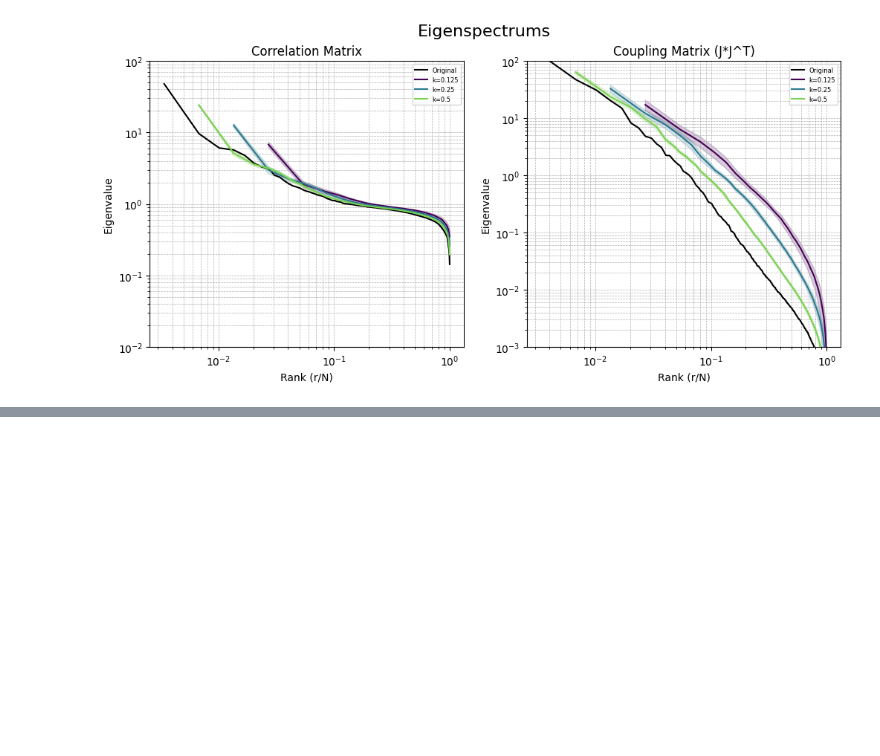
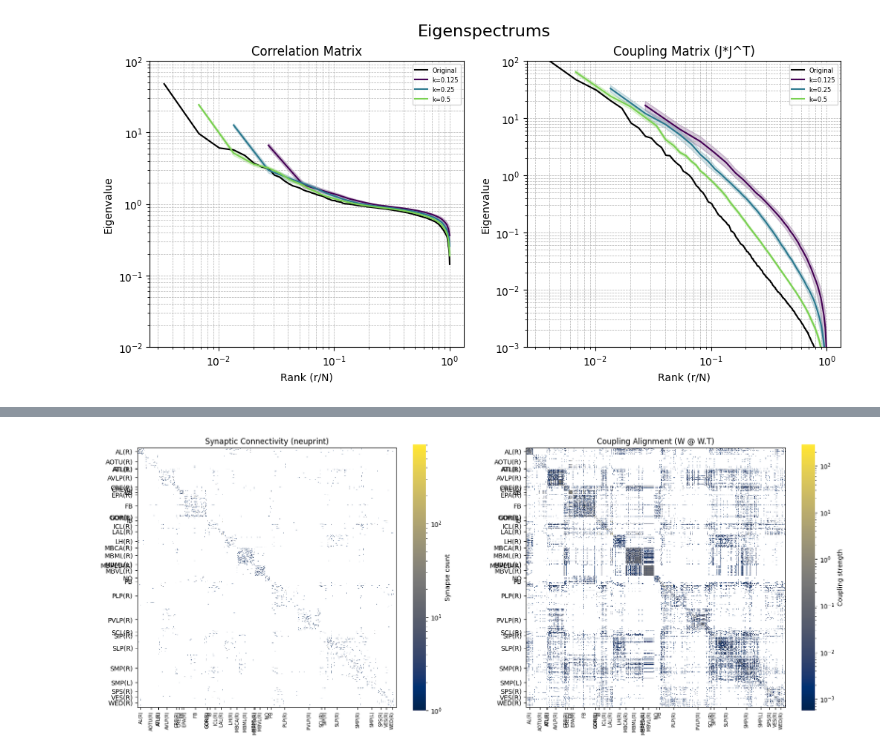
Before and after one commit to wenquan/SC-FC, a Jupyter notebook: visualize_matrices.ipynb, the cells around one changed output, grey strips where cells are left out. Drawn from its saved outputs; the diff is of its cells as text; code cells hidden in the pictures; blank space fills up the shorter version.

```diff
--- a/visualize_matrices.ipynb
+++ b/visualize_matrices.ipynb
@@ -226,0 +258,18 @@ Structure = Structural_Matrix + Structural_Matrix.T
+# %%
+rng = np.random.default_rng(seed=42)
+fraction = 0.1  # keep 25% of neurons per region
+
+keep = np.zeros(len(cell_ids), dtype=bool)
+for roi in np.unique(region_labels):
+    inds = np.where(region_labels == roi)[0]
+    k = max(1, int(len(inds) * fraction))
+    chosen = rng.choice(inds, k, replace=False)
+    keep[chosen] = True
+
+Synaptic_matrix_sub = Synaptic_matrix[keep][:, keep]
+cell_ids_sub = cell_ids[keep]
+region_labels_sub = region_labels[keep]
+
+print(f'Original: {Synaptic_matrix.shape[0]} neurons')
+print(f'Subsampled: {Synaptic_matrix_sub.shape[0]} neurons ({fraction*100:.0f}% per region)')
+print(f'Non-zero entries: {Synaptic_matrix_sub.nnz}')
@@ -226,0 +280,82 @@ Structure = Structural_Matrix + Structural_Matrix.T
+# %%
+import matplotlib.colors as colors
+
+# Convert sparse matrix to dense
+W = Synaptic_matrix_sub.toarray().astype(float)
+W_masked = np.ma.masked_where(W <= 0, W)
+
+# Compute region boundary positions from region_labels
+unique_regions, region_starts = np.unique(region_labels_sub, return_index=True)
+# sort by first occurrence to preserve ordering
+order = np.argsort(region_starts)
+unique_regions = unique_regions[order]
+region_starts = region_starts[order]
+boundaries = np.append(region_starts, len(region_labels_sub))
+
+fig, ax = plt.subplots(1, 2, figsize=(20, 10))
+
+# --- Synaptic connectivity ---
+im0 = ax[0].imshow(
+    W_masked,
+    cmap='cividis',
+    norm=colors.LogNorm(vmin=W_masked.min(), vmax=W_masked.max()),
+    aspect='equal',
+    interpolation='nearest',
+    rasterized=True,
+)
+ax[0].set_facecolor('white')
+ax[0].set_title('Synaptic Connectivity (neuprint)')
+cb0 = fig.colorbar(im0, ax=ax[0], shrink=0.75, label='Synapse count')
+cb0.outline.set_linewidth(0)
+
+
+# Region boundary lines + labels
+for i, (roi, start) in enumerate(zip(unique_regions, region_starts)):
+    ax[0].axhline(start - 0.5, color='white', linewidth=1, alpha=0.6)
+    ax[0].axvline(start - 0.5, color='white', linewidth=1, alpha=0.6)
+
+
+b = boundaries.ravel()
+mids = [float(b[i] + b[i+1]) / 2 for i in range(len(unique_regions))]
+
+#import traceback
+#try:
+ax[0].set_xticks(mids)
+ax[0].set_xticklabels(unique_regions,rotation=90,fontsize=7)
+ax[0].set_yticks(mids)
+ax[0].set_yticklabels(unique_regions,fontsize=10)
+#except Exception as e:
+#    traceback.print_exc()
+
+
+# --- Coupling alignment W @ W.T ---
+Coupling = W @ W.T
+N = W.shape[0]
+Coupling = Coupling / np.trace(Coupling) * N
+Coupling_masked = np.ma.masked_where(Coupling <= 0, Coupling)
+
+im1 = ax[1].imshow(
+    Coupling_masked,
+    cmap='cividis',
+    norm=colors.LogNorm(vmin=np.nanmin(Coupling_masked), vmax=np.nanmax(Coupling_masked)),
+    aspect='equal',
+    interpolation='nearest',
+    rasterized=True,
+)
+ax[1].set_facecolor('white')
+ax[1].set_title('Coupling Alignment (W @ W.T)')
+cb1 = fig.colorbar(im1, ax=ax[1], shrink=0.75, label='Coupling strength')
+cb1.outline.set_linewidth(0)
+
+for i, (roi, start) in enumerate(zip(unique_regions, region_starts)):
+    ax[1].axhline(start - 0.5, color='white', linewidth=0.5, alpha=0.6)
+    ax[1].axvline(start - 0.5, color='white', linewidth=0.5, alpha=0.6)
+
+ax[1].set_xticks(mids)
+ax[1].set_xticklabels(unique_regions,rotation=90,fontsize=7)
+ax[1].set_yticks(mids)
+ax[1].set_yticklabels(unique_regions,fontsize=10)
+
+plt.show()
+# %% [output]
+[figure, added]
```
Also changed, not shown: parts of 8 cells of this notebook, 2 other files.
